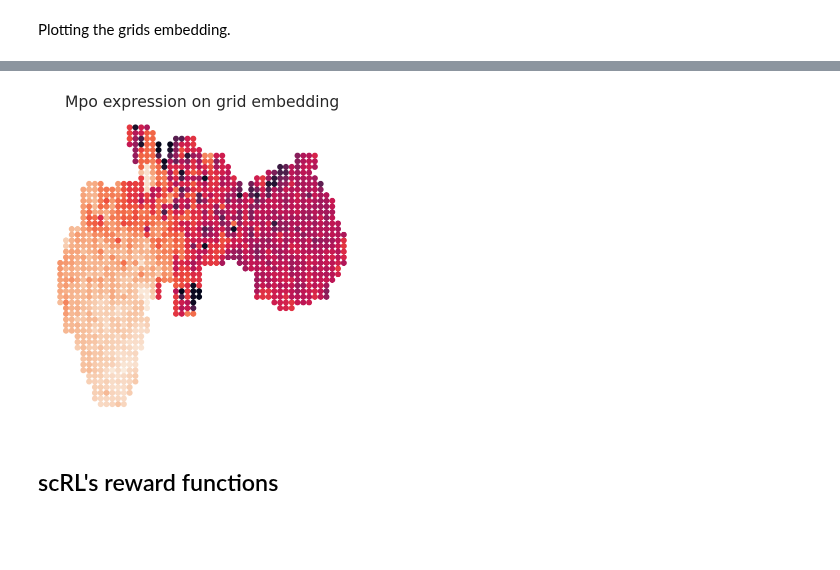
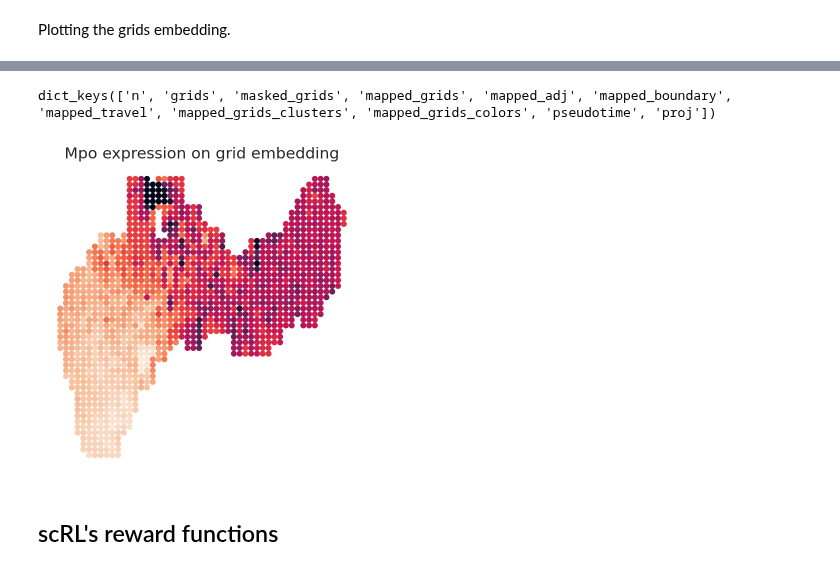
Before and after one commit to PeterPonyu/scRL, a Jupyter notebook: source/notebook/Basics_on_scRL.ipynb, the cells around one changed output, grey strips where cells are left out. Saved outputs shown, nothing was run; the diff lists cells and outputs as text; code cells hidden in the pictures; blank space fills up the shorter version.

```diff
--- a/source/notebook/Basics_on_scRL.ipynb
+++ b/source/notebook/Basics_on_scRL.ipynb
@@ -108,12 +114,16 @@ scRL.project_expression(gres, exp)
+# %%
+gres.grids.keys()
+# %% [output]
+dict_keys(['n', 'grids', 'masked_grids', 'mapped_grids', 'mapped_adj', 'mapped_boundary', 'mapped_travel', 'mapped_grids_clusters', 'mapped_grids_colors', 'pseudotime', 'proj'])
 # %%
 with sns.axes_style('white'):
-    plt.scatter(g[:,0], g[:,1], marker='.',s=75, c=gres.grids['gene_exp']['Mpo'])
+    plt.scatter(g[:,0], g[:,1], marker='.',s=75, c=gres.grids['proj']['Mpo'])
     ax = plt.gca()
     ax.set_frame_on(False)
     ax.tick_params(labelleft=False, labelbottom=False)
     ax.set_title('Mpo expression on grid embedding')
 # %% [output]
-[figure, old version]
+[figure, new version]
 # %% [markdown]
 ## scRL's reward functions
 # %% [markdown]
```
Also changed, not shown: parts of 16 cells of this notebook.
